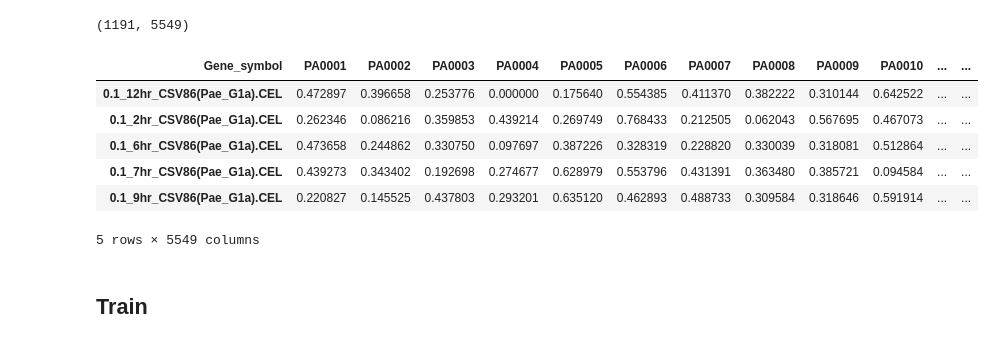
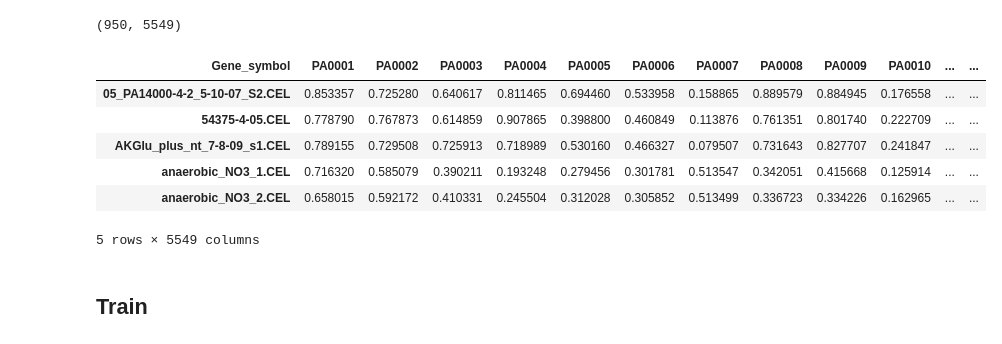
Before and after one commit to greenelab/cycleGAN_gene_expression, a Jupyter notebook: scripts/1_train_cycleGAN.ipynb, the cells around one changed output. Cells and saved outputs as stored; diff of their text form; code cells hidden in the pictures.

```diff
--- a/scripts/1_train_cycleGAN.ipynb
+++ b/scripts/1_train_cycleGAN.ipynb
@@ -21,21 +28,21 @@ seed(randomState)
 # Load arguments
 data_file = os.path.join(
     os.path.dirname(os.getcwd()),
-    "data","pseudomonas","train", "A", "all-pseudomonas-gene-normalized.zip")
+    "data", "pseudomonas", "train_set_normalized.pcl")
 # %%
 # Read in data
-data = pd.read_table(data_file, header=0, sep='\t', index_col=0, compression='zip').T
+data = pd.read_table(data_file, header=0, sep='\t', index_col=0).T
 original_shape = data.shape
 print(original_shape)
 data.head(5)
 # %% [output]
-(1191, 5549)
+(950, 5549)
 | Gene_symbol | PA0001 | PA0002 | PA0003 | PA0004 | PA0005 | PA0006 | PA0007 | PA0008 | PA0009 | PA0010 | ... | ... |
-| 0.1_12hr_CSV86(Pae_G1a).CEL | 0.472897 | 0.396658 | 0.253776 | 0.000000 | 0.175640 | 0.554385 | 0.411370 | 0.382222 | 0.310144 | 0.642522 | ... | ... |
-| 0.1_2hr_CSV86(Pae_G1a).CEL | 0.262346 | 0.086216 | 0.359853 | 0.439214 | 0.269749 | 0.768433 | 0.212505 | 0.062043 | 0.567695 | 0.467073 | ... | ... |
-| 0.1_6hr_CSV86(Pae_G1a).CEL | 0.473658 | 0.244862 | 0.330750 | 0.097697 | 0.387226 | 0.328319 | 0.228820 | 0.330039 | 0.318081 | 0.512864 | ... | ... |
-| 0.1_7hr_CSV86(Pae_G1a).CEL | 0.439273 | 0.343402 | 0.192698 | 0.274677 | 0.628979 | 0.553796 | 0.431391 | 0.363480 | 0.385721 | 0.094584 | ... | ... |
-| 0.1_9hr_CSV86(Pae_G1a).CEL | 0.220827 | 0.145525 | 0.437803 | 0.293201 | 0.635120 | 0.462893 | 0.488733 | 0.309584 | 0.318646 | 0.591914 | ... | ... |
+| 05_PA14000-4-2_5-10-07_S2.CEL | 0.853357 | 0.725280 | 0.640617 | 0.811465 | 0.694460 | 0.533958 | 0.158865 | 0.889579 | 0.884945 | 0.176558 | ... | ... |
+| 54375-4-05.CEL | 0.778790 | 0.767873 | 0.614859 | 0.907865 | 0.398800 | 0.460849 | 0.113876 | 0.761351 | 0.801740 | 0.222709 | ... | ... |
+| AKGlu_plus_nt_7-8-09_s1.CEL | 0.789155 | 0.729508 | 0.725913 | 0.718989 | 0.530160 | 0.466327 | 0.079507 | 0.731643 | 0.827707 | 0.241847 | ... | ... |
+| anaerobic_NO3_1.CEL | 0.716320 | 0.585079 | 0.390211 | 0.193248 | 0.279456 | 0.301781 | 0.513547 | 0.342051 | 0.415668 | 0.125914 | ... | ... |
+| anaerobic_NO3_2.CEL | 0.658015 | 0.592172 | 0.410331 | 0.245504 | 0.312028 | 0.305852 | 0.513499 | 0.336723 | 0.334226 | 0.162965 | ... | ... |
 5 rows × 5549 columns
 # %% [markdown]
 ## Train
```
Also changed, not shown: parts of 7 cells of this notebook, 5 other files.
